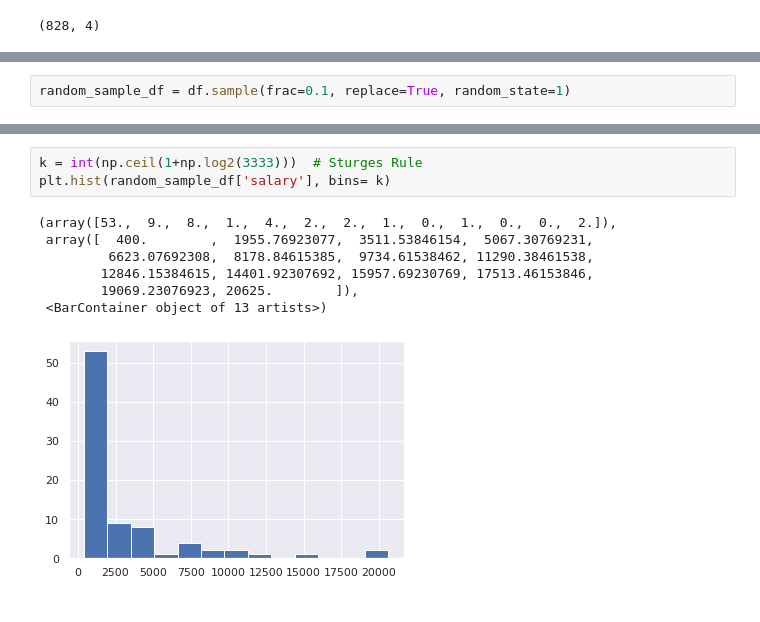
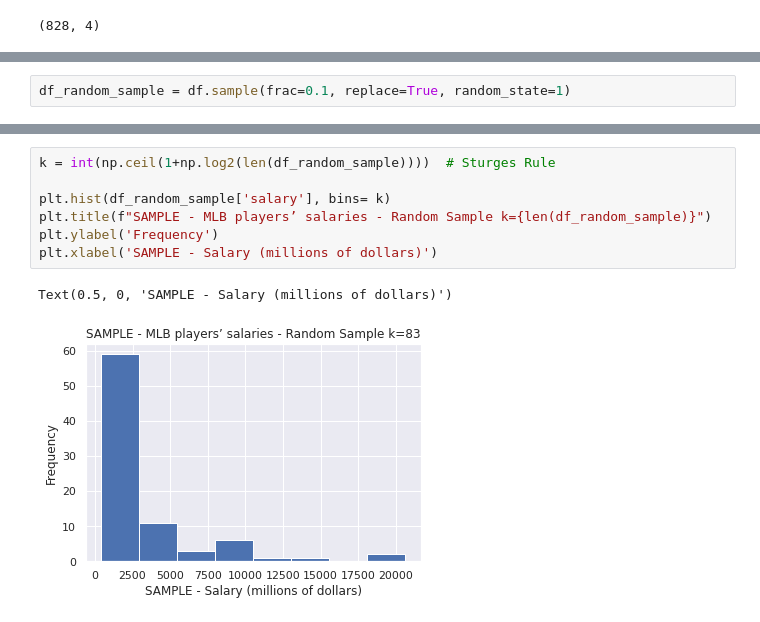
Before and after one commit to jesussantana/Sampling, a Jupyter notebook: notebooks/Sprint_6_Sampling.ipynb, the cells around one changed output, grey strips where cells are left out. Saved outputs shown, nothing was run; the diff lists cells and outputs as text.

Commit message:
Simple Random Sample

```diff
--- a/notebooks/Sprint_6_Sampling.ipynb
+++ b/notebooks/Sprint_6_Sampling.ipynb
@@ -83,3 +87,3 @@ df.shape
 # %%
-random_sample_df = df.sample(frac=0.1, replace=True, random_state=1)
+df_random_sample = df.sample(frac=0.1, replace=True, random_state=1)
 # %%
@@ -109,13 +113,12 @@ random_sample_df[random_sample_df['salary'] == random_sample_df['salary'].min()]
 | 707 | Allen Craig | St. Louis Cardinals | Third Baseman | 400.0 |
 | 381 | Chris Pettit | Los Angeles Angeles | Outfielder | 400.0 |
 # %%
-k = int(np.ceil(1+np.log2(3333)))  # Sturges Rule
-plt.hist(random_sample_df['salary'], bins= k)
+k = int(np.ceil(1+np.log2(len(df_random_sample))))  # Sturges Rule
+
+plt.hist(df_random_sample['salary'], bins= k)
+plt.title(f"SAMPLE - MLB players’ salaries - Random Sample k={len(df_random_sample)}")
+plt.ylabel('Frequency')
+plt.xlabel('SAMPLE - Salary (millions of dollars)')
 # %% [output]
-(array([53.,  9.,  8.,  1.,  4.,  2.,  2.,  1.,  0.,  1.,  0.,  0.,  2.]),
- array([  400.        ,  1955.76923077,  3511.53846154,  5067.30769231,
-         6623.07692308,  8178.84615385,  9734.61538462, 11290.38461538,
-        12846.15384615, 14401.92307692, 15957.69230769, 17513.46153846,
-        19069.23076923, 20625.        ]),
- <BarContainer object of 13 artists>)
+Text(0.5, 0, 'SAMPLE - Salary (millions of dollars)')
-[figure, old version]
+[figure, new version]
```
Also changed, not shown: parts of 10 cells of this notebook.
